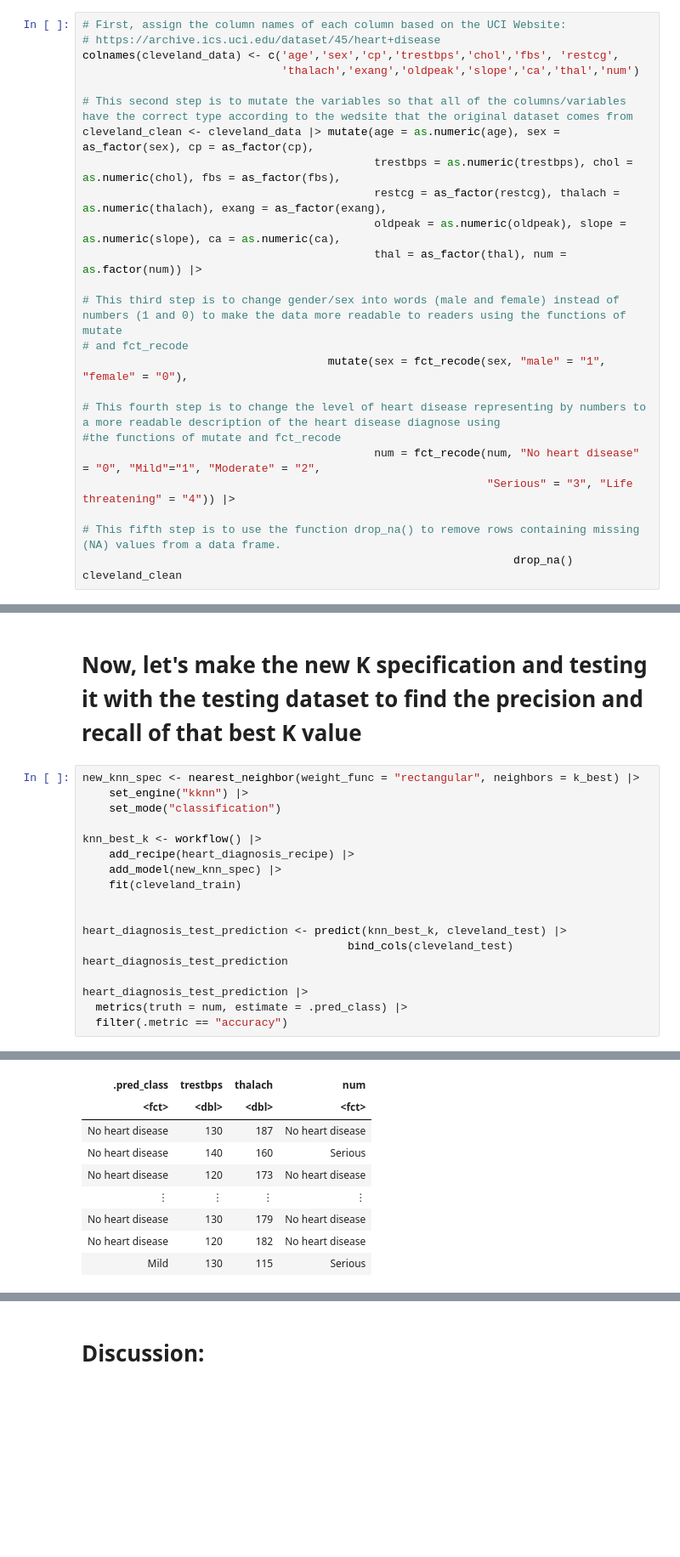
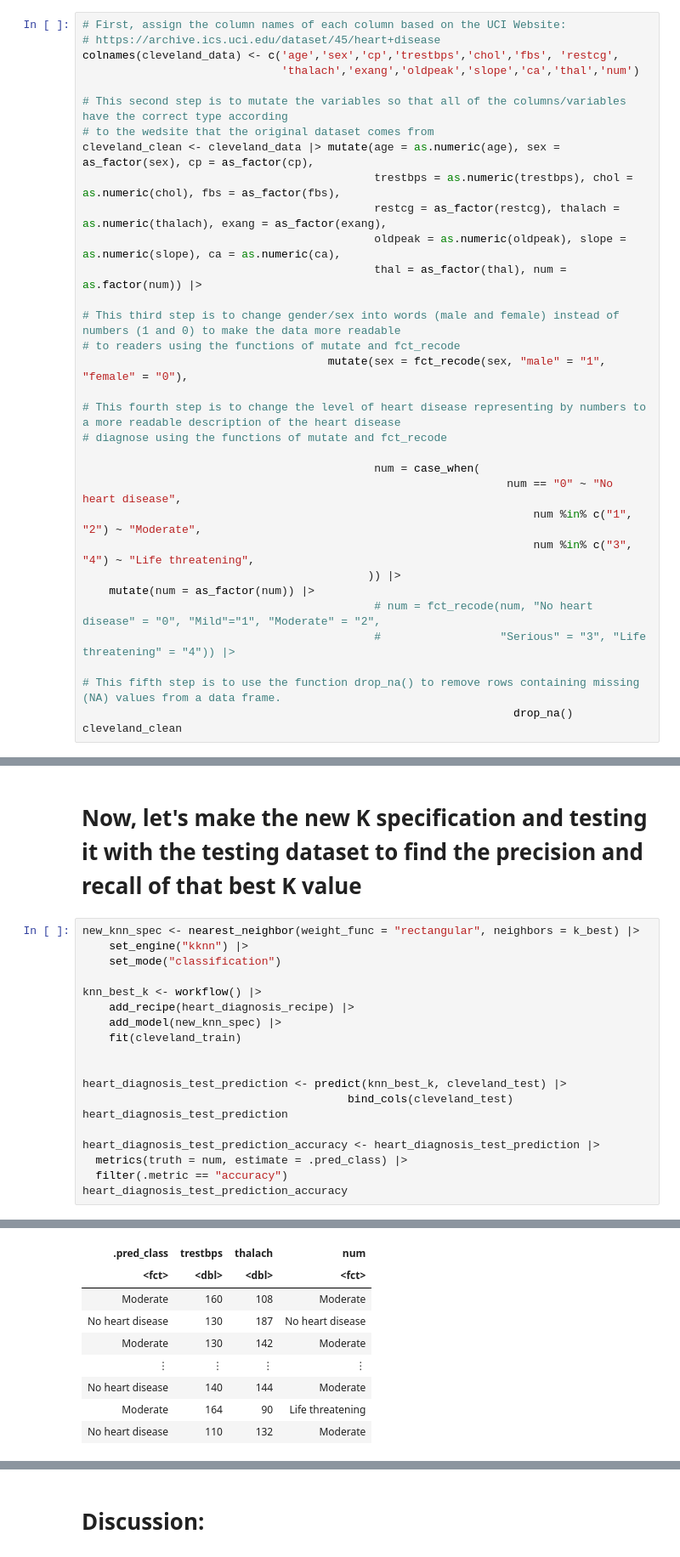
Before and after one commit to Xiaobin215/Billy_project_DSCI100, a Jupyter notebook: Billy's Final Project.ipynb, the cells around one changed output, grey strips where cells are left out. Shown at 85% size. Drawn from its saved outputs; the diff is of its cells as text; blank space fills up the shorter version.

```diff
--- a/Billy's Final Project.ipynb
+++ b/Billy's Final Project.ipynb
@@ -50,21 +50,29 @@ dbl (12): X1, X2, X3, X4, X5, X6, X7, X8, X9, X10, X11, X14
 colnames(cleveland_data) <- c('age','sex','cp','trestbps','chol','fbs', 'restcg',
                               'thalach','exang','oldpeak','slope','ca','thal','num')
 
-# This second step is to mutate the variables so that all of the columns/variables have the correct type according to the wedsite that the original dataset comes from
+# This second step is to mutate the variables so that all of the columns/variables have the correct type according
+# to the wedsite that the original dataset comes from
 cleveland_clean <- cleveland_data |> mutate(age = as.numeric(age), sex = as_factor(sex), cp = as_factor(cp),
                                             trestbps = as.numeric(trestbps), chol = as.numeric(chol), fbs = as_factor(fbs),
                                             restcg = as_factor(restcg), thalach = as.numeric(thalach), exang = as_factor(exang),
                                             oldpeak = as.numeric(oldpeak), slope = as.numeric(slope), ca = as.numeric(ca),
                                             thal = as_factor(thal), num = as.factor(num)) |>
 
-# This third step is to change gender/sex into words (male and female) instead of numbers (1 and 0) to make the data more readable to readers using the functions of mutate
-# and fct_recode
+# This third step is to change gender/sex into words (male and female) instead of numbers (1 and 0) to make the data more readable
+# to readers using the functions of mutate and fct_recode
                                      mutate(sex = fct_recode(sex, "male" = "1", "female" = "0"),
 
-# This fourth step is to change the level of heart disease representing by numbers to a more readable description of the heart disease diagnose using
-#the functions of mutate and fct_recode
-                                            num = fct_recode(num, "No heart disease" = "0", "Mild"="1", "Moderate" = "2",
-                                                             "Serious" = "3", "Life threatening" = "4")) |>
+# This fourth step is to change the level of heart disease representing by numbers to a more readable description of the heart disease
+# diagnose using the functions of mutate and fct_recode
+
+                                            num = case_when(
+                                                                num == "0" ~ "No heart disease",
+                                                                    num %in% c("1", "2") ~ "Moderate",
+                                                                    num %in% c("3", "4") ~ "Life threatening",
+                                           )) |>
+    mutate(num = as_factor(num)) |>
+                                            # num = fct_recode(num, "No heart disease" = "0", "Mild"="1", "Moderate" = "2",
+                                            #                  "Serious" = "3", "Life threatening" = "4")) |>
 
 # This fifth step is to use the function drop_na() to remove rows containing missing (NA) values from a data frame.
                                                                  drop_na()
@@ -260,32 +285,33 @@ k_best
 # %%
 new_knn_spec <- nearest_neighbor(weight_func = "rectangular", neighbors = k_best) |>
     set_engine("kknn") |>
     set_mode("classification")
 
 knn_best_k <- workflow() |>
     add_recipe(heart_diagnosis_recipe) |>
     add_model(new_knn_spec) |>
     fit(cleveland_train)
 
 
 heart_diagnosis_test_prediction <- predict(knn_best_k, cleveland_test) |>
                                         bind_cols(cleveland_test)
 heart_diagnosis_test_prediction
 
-heart_diagnosis_test_prediction |>
+heart_diagnosis_test_prediction_accuracy <- heart_diagnosis_test_prediction |>
   metrics(truth = num, estimate = .pred_class) |>
   filter(.metric == "accuracy")
+heart_diagnosis_test_prediction_accuracy
 # %% [output]
 A tibble: 76 × 4
 | .pred_class | trestbps | thalach | num |
 | <fct> | <dbl> | <dbl> | <fct> |
+| Moderate | 160 | 108 | Moderate |
 | No heart disease | 130 | 187 | No heart disease |
-| No heart disease | 140 | 160 | Serious |
-| No heart disease | 120 | 173 | No heart disease |
+| Moderate | 130 | 142 | Moderate |
 | ⋮ | ⋮ | ⋮ | ⋮ |
-| No heart disease | 130 | 179 | No heart disease |
-| No heart disease | 120 | 182 | No heart disease |
-| Mild | 130 | 115 | Serious |
+| No heart disease | 140 | 144 | Moderate |
+| Moderate | 164 | 90 | Life threatening |
+| No heart disease | 110 | 132 | Moderate |
 A tibble: 1 × 3
 | .metric | .estimator | .estimate |
 | <chr> | <chr> | <dbl> |
```
Also changed, not shown: parts of 12 cells of this notebook.
